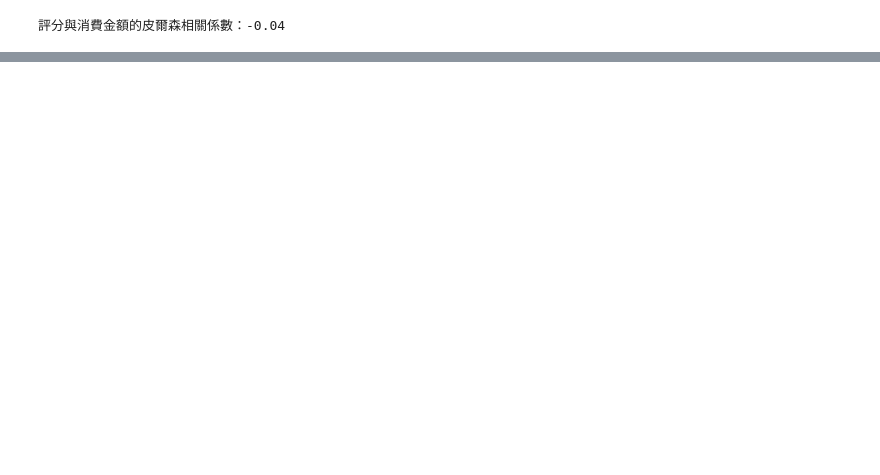
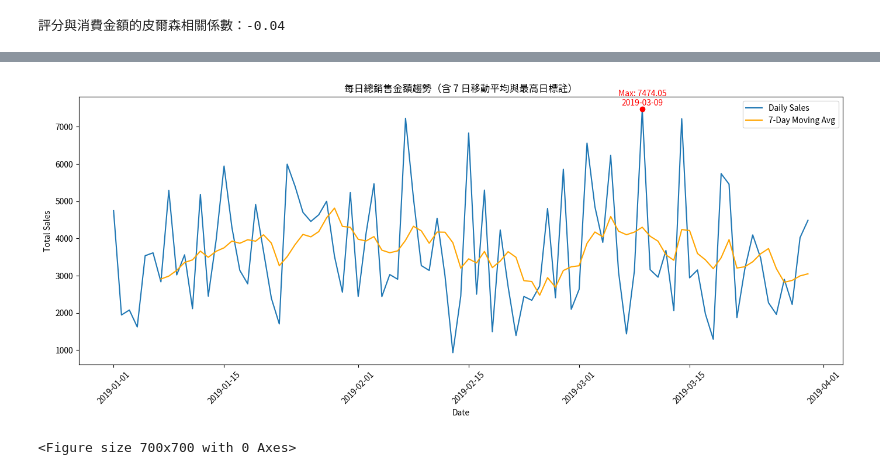
Before and after one commit to rerebebeccacca/supermarket-sales-analysis, a Jupyter notebook: notebooks/supermarket_sale.ipynb, the cells around one changed output, grey strips where cells are left out. Saved outputs shown, nothing was run; the diff lists cells and outputs as text; code cells hidden in the pictures; blank space fills up the shorter version.

```diff
--- a/notebooks/supermarket_sale.ipynb
+++ b/notebooks/supermarket_sale.ipynb
@@ -238,0 +291,31 @@ print(f"評分與消費金額的皮爾森相關係數：{corr:.2f}")
+# %%
+# 計算 7 日移動平均
+daily_sales['7_day_avg'] = daily_sales['Sales'].rolling(window=7).mean()
+# 找出最大銷售日
+max_day = daily_sales.loc[daily_sales['Sales'].idxmax()]
+max_date = max_day['Date']
+max_value = max_day['Sales']
+
+# 畫圖
+plt.figure(figsize=(14,6))
+# 原始每日總銷售
+sns.lineplot(data=daily_sales, x='Date', y='Sales', label='Daily Sales')
+# 移動平均線
+sns.lineplot(data=daily_sales, x='Date', y='7_day_avg', label='7-Day Moving Avg', color='orange')
+# 標註最大值
+plt.scatter(max_date, max_value, color='red', zorder=5)
+plt.text(max_date, max_value + 100, f'Max: {max_value:.2f}\n{max_date.date()}',
+         color='red', fontsize=10, ha='center')
+
+# 格式設定
+plt.title('每日總銷售金額趨勢（含 7 日移動平均與最高日標註）')
+plt.xlabel('Date')
+plt.ylabel('Total Sales')
+plt.xticks(rotation=45)
+plt.legend()
+plt.tight_layout()
+plt.show()
+plt.savefig('daily_sales_trend')
+# %% [output]
+[figure, added]
+<Figure size 700x700 with 0 Axes>
```
Also changed, not shown: parts of 78 cells of this notebook.
